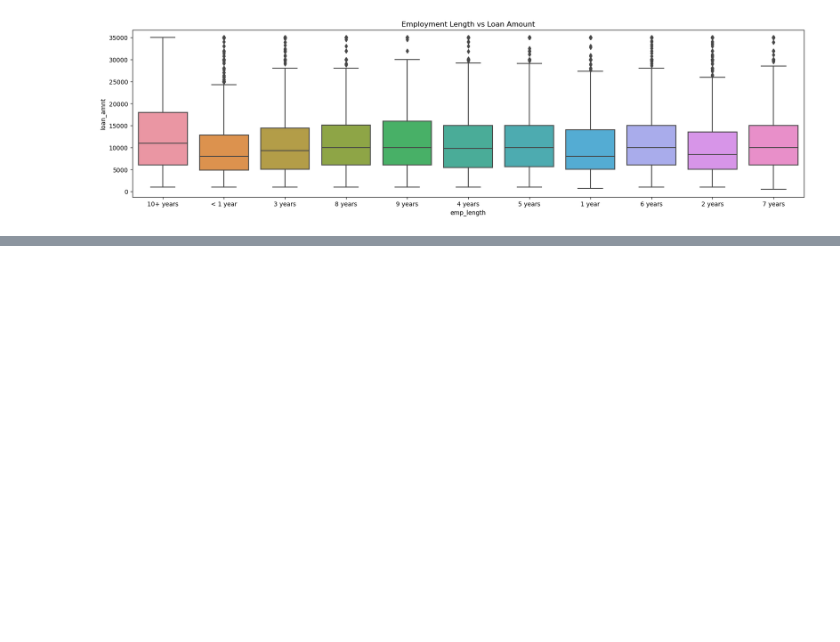
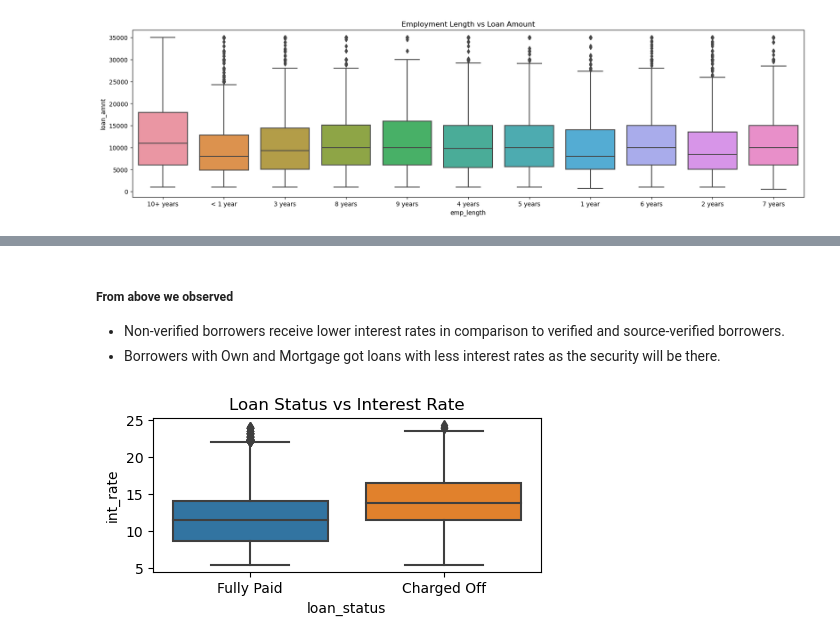
Before and after one commit to SanjayaKumarSahoo/lending-club-case-study, a Jupyter notebook: Group_Facilitator_Name.ipynb, the cells around one changed output, grey strips where cells are left out. Saved outputs shown, nothing was run; the diff lists cells and outputs as text; code cells hidden in the pictures; blank space fills up the shorter version.

```diff
--- a/Group_Facilitator_Name.ipynb
+++ b/Group_Facilitator_Name.ipynb
@@ -1048,0 +1077,11 @@ plt.show()
+# %% [markdown]
+##### From above we observed
+- Non-verified borrowers receive lower interest rates in comparison to verified and source-verified borrowers.
+- Borrowers with Own and Mortgage got loans with less interest rates as the security will be there.
+# %%
+plt.figure(figsize=(5,2))
+sns.boxplot(x='loan_status', y=loan.int_rate, data=loan)
+plt.title('Loan Status vs Interest Rate')
+plt.show()
+# %% [output]
+[figure, added]
```
Also changed, not shown: parts of 53 cells of this notebook.
